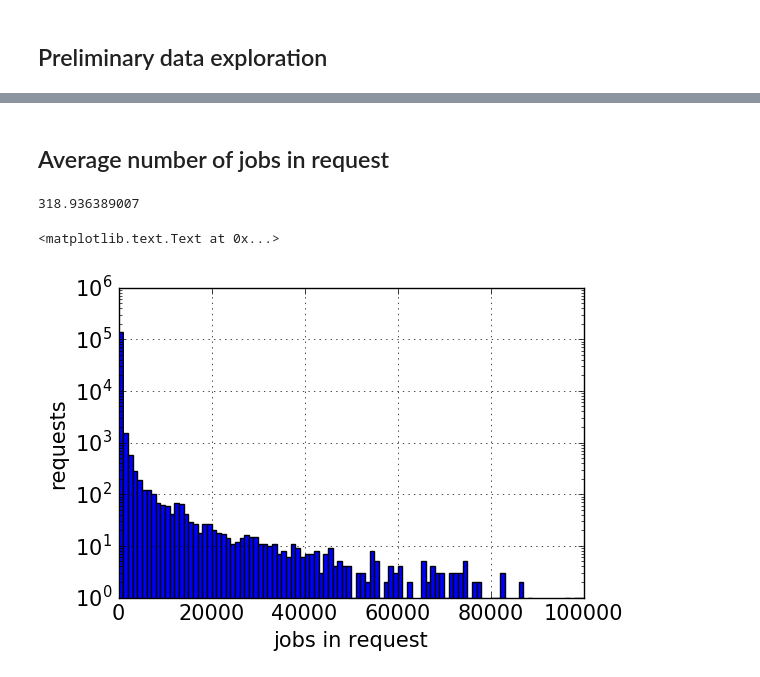
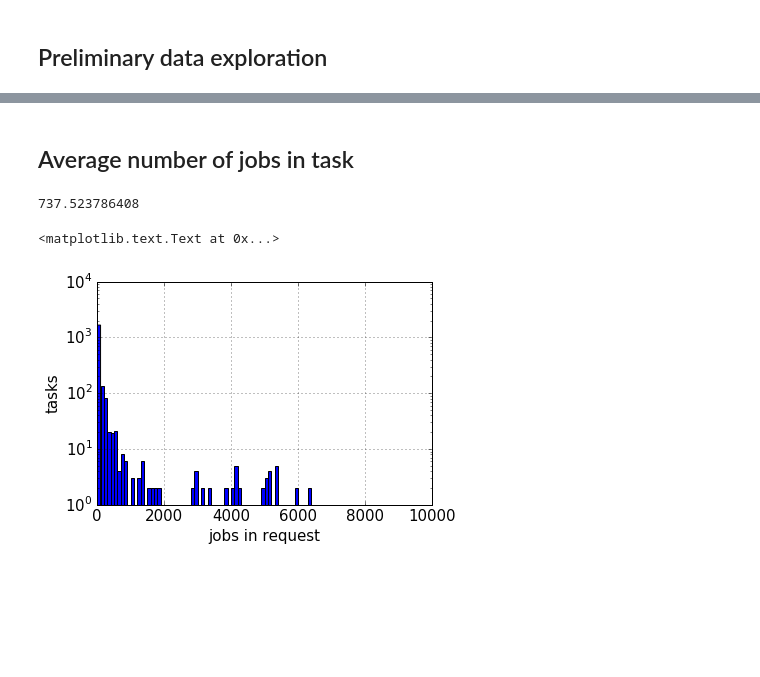
Before and after one commit to sciaba/ATLAS-CPU-time-analysis, a Jupyter notebook: Notebooks/CMS job analysis.ipynb, the cells around one changed output, grey strips where cells are left out. Saved outputs shown, nothing was run; the diff lists cells and outputs as text; code cells hidden in the pictures; blank space fills up the shorter version.

```diff
--- a/Notebooks/CMS job analysis.ipynb
+++ b/Notebooks/CMS job analysis.ipynb
@@ -83,7 +89,7 @@ def tasktype2(row):
     elif ttype == 'dataprocessing':
         tt = 'RECO'
     elif ttype.startswith("reco"):
-        tt = 'DIGI'
+        tt = 'RECO'
     elif ttype.endswith("_0"):
         tt = 'DIGI'
     elif ttype.endswith("_1"):
@@ -479,5 +560,5 @@ del res2
 # %%
-input_file = 'task_cms2.csv'
+input_file = 'task_cms_30dy_1.csv'
 # %%
 df = pd.read_csv(input_file, dtype={'cpu_n': 'float'}, low_memory=False)
 # %%
@@ -533,15 +603,15 @@ a.sort_values('wc', ascending=False)
 # %% [markdown]
-## Average number  of jobs in request
+## Average number  of jobs in task
 # %%
 plt.rcParams.update({'font.size': 15})
 grouped = df[df.type == 'production'].groupby(['task'], as_index=False)
 a = grouped['njobs'].sum()
 print np.mean(a['njobs'])
-fig = a['njobs'].hist(bins=100, log=True, range=[0., 100000.])
+fig = a['njobs'].hist(bins=100, log=True, range=[0., 10000.])
 plt.xlabel('jobs in request')
-plt.ylabel('requests')
+plt.ylabel('tasks')
 # %% [output]
-318.936389007
+737.523786408
 <matplotlib.text.Text at 0x...>
-[figure, old version]
+[figure, new version]
 # %% [markdown]
```
Also changed, not shown: parts of 23 cells of this notebook, 4 other files.
